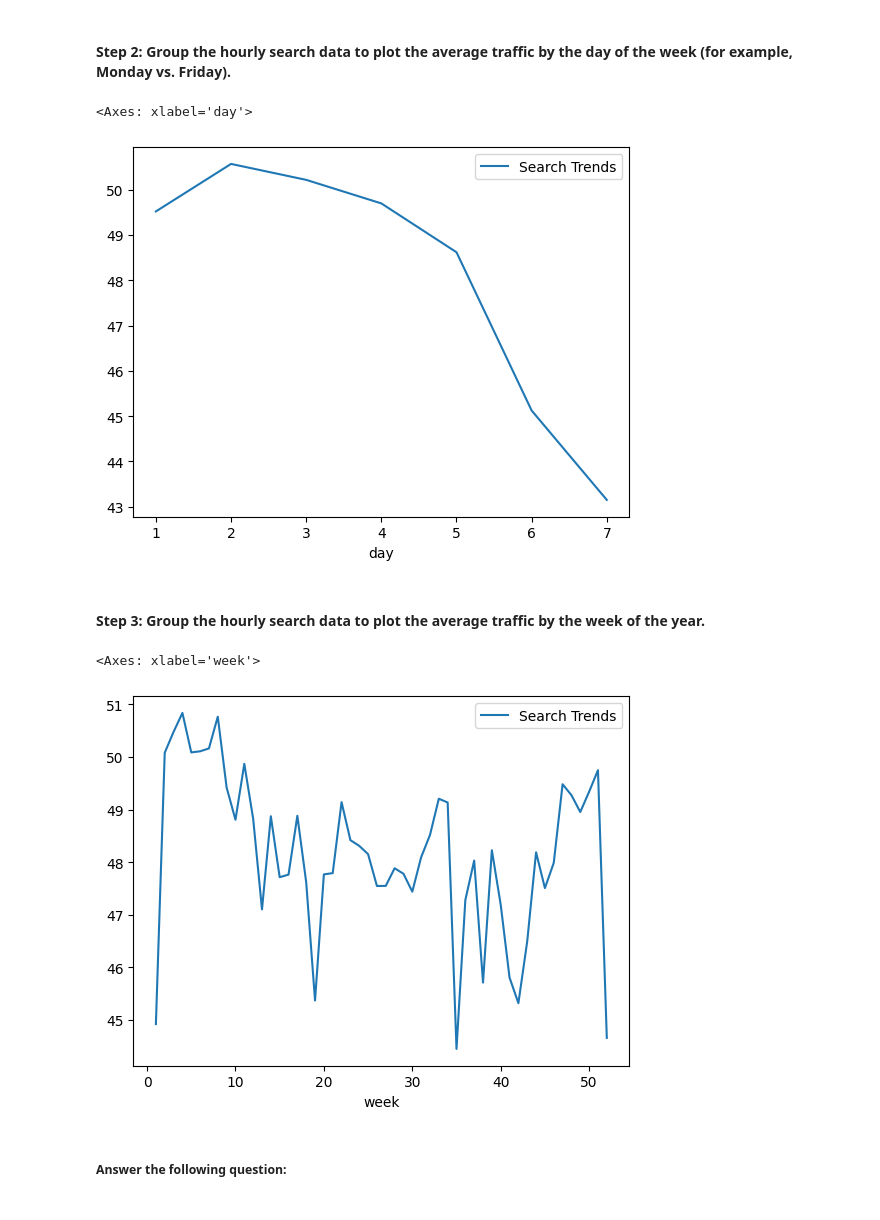
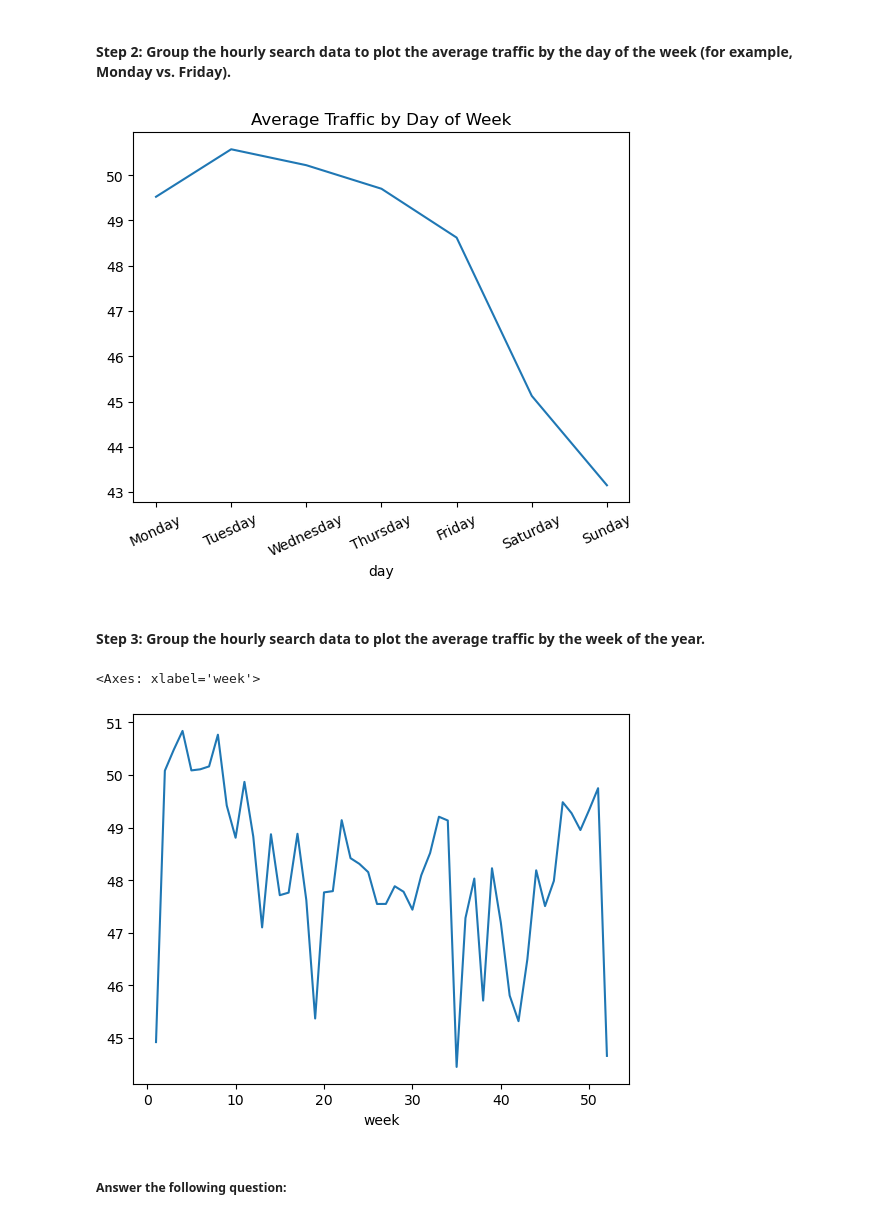
Before and after one commit to jvanskyhawk/prophet-challenge, a Jupyter notebook: forecasting_net_prophet.ipynb, the cells around one changed output. Drawn from its saved outputs; the diff is of its cells as text; code cells hidden in the pictures.

```diff
--- a/forecasting_net_prophet.ipynb
+++ b/forecasting_net_prophet.ipynb
@@ -159,15 +168,21 @@ To that end, you want to mine the search traffic data for predictable seasonal p
 #### Step 2: Group the hourly search data to plot the average traffic by the day of the week (for example, Monday vs. Friday).
 # %%
 # Group the hourly search data to plot the average traffic by the day of week, using `df.index.isocalendar().day`.
+average_day = df_mercado_trends.groupby(df_mercado_trends.index.isocalendar().day)['Search Trends'].mean()
+average_day.plot()
+plt.title('Average Traffic by Day of Week')
+plt.xticks(ticks=range(1,8), labels=['Monday', 'Tuesday', 'Wednesday', 'Thursday', 'Friday', 'Saturday', 'Sunday'], rotation=25)
+plt.show()
 # %% [output]
-<Axes: xlabel='day'>
-[figure, old version]
+[figure, new version]
 # %% [markdown]
 #### Step 3: Group the hourly search data to plot the average traffic by the week of the year.
 # %%
 # Group the hourly search data to plot the average traffic by the week of the year using `df.index.isocalendar().week`.
+average_weekly_traffic = df_mercado_trends.groupby(df_mercado_trends.index.isocalendar().week)['Search Trends'].mean()
+average_weekly_traffic.plot()
 # %% [output]
 <Axes: xlabel='week'>
-[figure, old version]
+[figure, new version]
 # %% [markdown]
 ##### Answer the following question:
```
Also changed, not shown: parts of 33 cells of this notebook.
